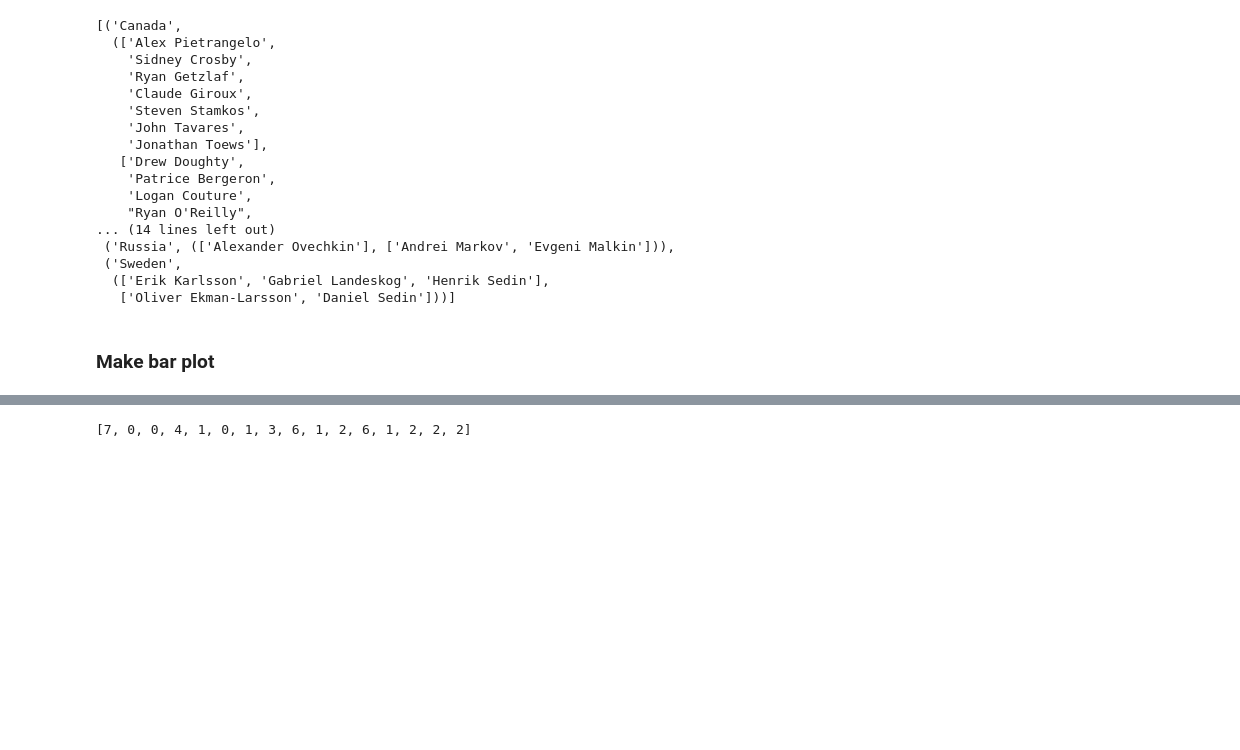
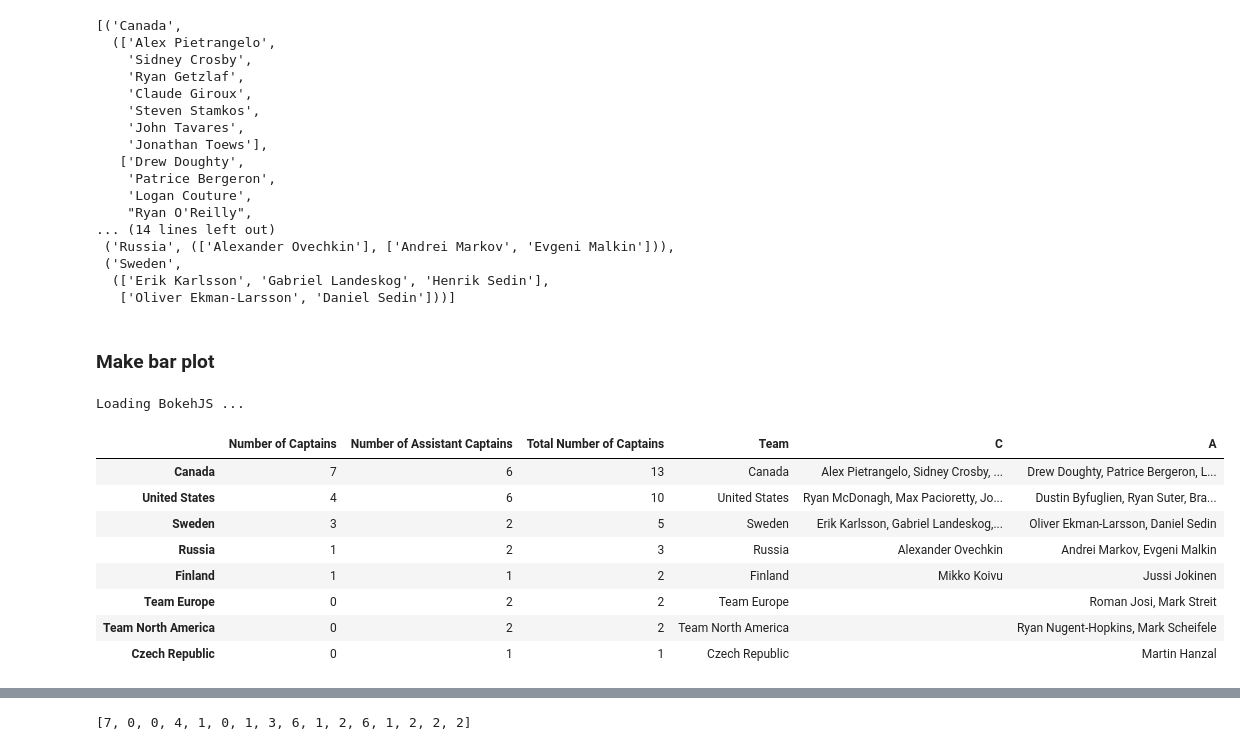
Before and after one commit to agalea91/world-cup-of-hockey, a Jupyter notebook: 2016 World Cup Hockey Captains .ipynb, the cells around one changed output, grey strips where cells are left out. Cells and saved outputs as stored; diff of their text form; code cells hidden in the pictures; blank space fills up the shorter version.

```diff
--- a/2016 World Cup Hockey Captains .ipynb
+++ b/2016 World Cup Hockey Captains .ipynb
@@ -297,3 +297,14 @@ list(zip(teams, captains))
    ['Oliver Ekman-Larsson', 'Daniel Sedin']))]
 # %% [markdown]
 ### Make bar plot
+# %%
+from bokeh.charts import Bar
+from bokeh.charts.attributes import color, cat
+from bokeh.charts.operations import blend
+from bokeh.models import HoverTool, ColumnDataSource
+from bokeh.plotting import figure
+from bokeh.io import output_notebook, show
+from bokeh.models.renderers import GlyphRenderer
+output_notebook()
+# %% [output]
+Loading BokehJS ...
@@ -299,0 +314,18 @@ list(zip(teams, captains))
+# %%
+df = df.T
+df['Total Number of Captains'] = df.apply(lambda x: x[0] + x[1], axis=1)
+df['Team'] = df.index
+df['C'] = df.Team.map(dict(zip(teams, [', '.join(c[0]) for c in captains])))
+df['A'] = df.Team.map(dict(zip(teams, [', '.join(c[1]) for c in captains])))
+df.sort_values(by='Total Number of Captains', ascending=False, inplace=True)
+df
+# %% [output]
+|  | Number of Captains | Number of Assistant Captains | Total Number of Captains | Team | C | A |
+| Canada | 7 | 6 | 13 | Canada | Alex Pietrangelo, Sidney Crosby, ... | Drew Doughty, Patrice Bergeron, L... |
+| United States | 4 | 6 | 10 | United States | Ryan McDonagh, Max Pacioretty, Jo... | Dustin Byfuglien, Ryan Suter, Bra... |
+| Sweden | 3 | 2 | 5 | Sweden | Erik Karlsson, Gabriel Landeskog,... | Oliver Ekman-Larsson, Daniel Sedin |
+| Russia | 1 | 2 | 3 | Russia | Alexander Ovechkin | Andrei Markov, Evgeni Malkin |
+| Finland | 1 | 1 | 2 | Finland | Mikko Koivu | Jussi Jokinen |
+| Team Europe | 0 | 2 | 2 | Team Europe |  | Roman Josi, Mark Streit |
+| Team North America | 0 | 2 | 2 | Team North America |  | Ryan Nugent-Hopkins, Mark Scheifele |
+| Czech Republic | 0 | 1 | 1 | Czech Republic |  | Martin Hanzal |
```
Also changed, not shown: parts of 10 cells of this notebook, 1 other file.
